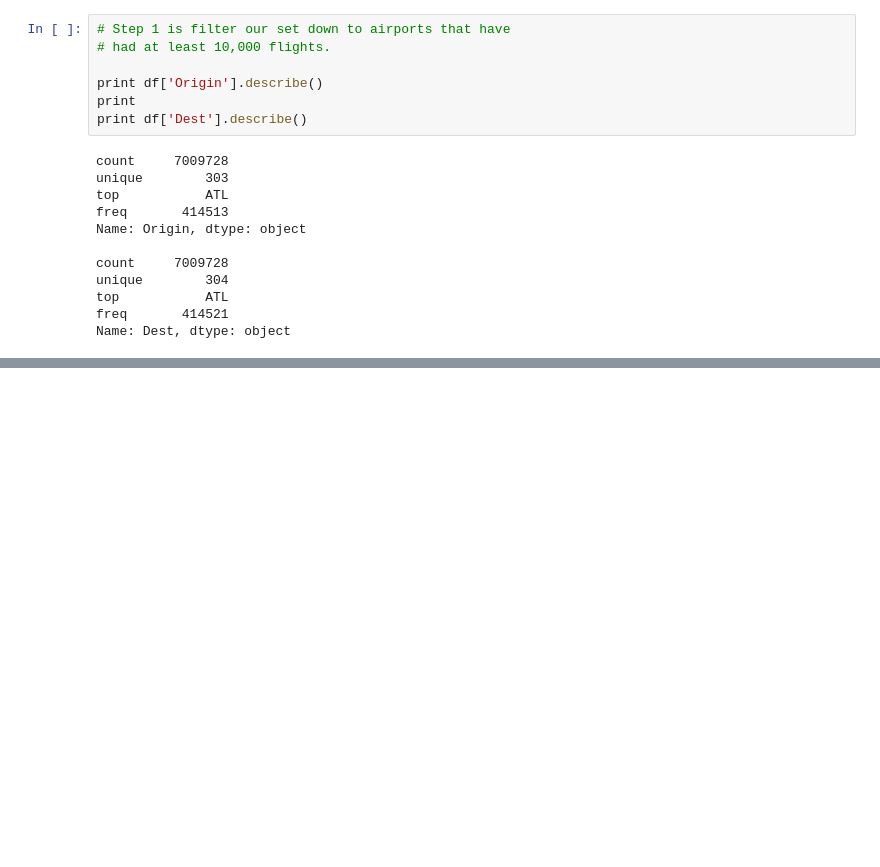
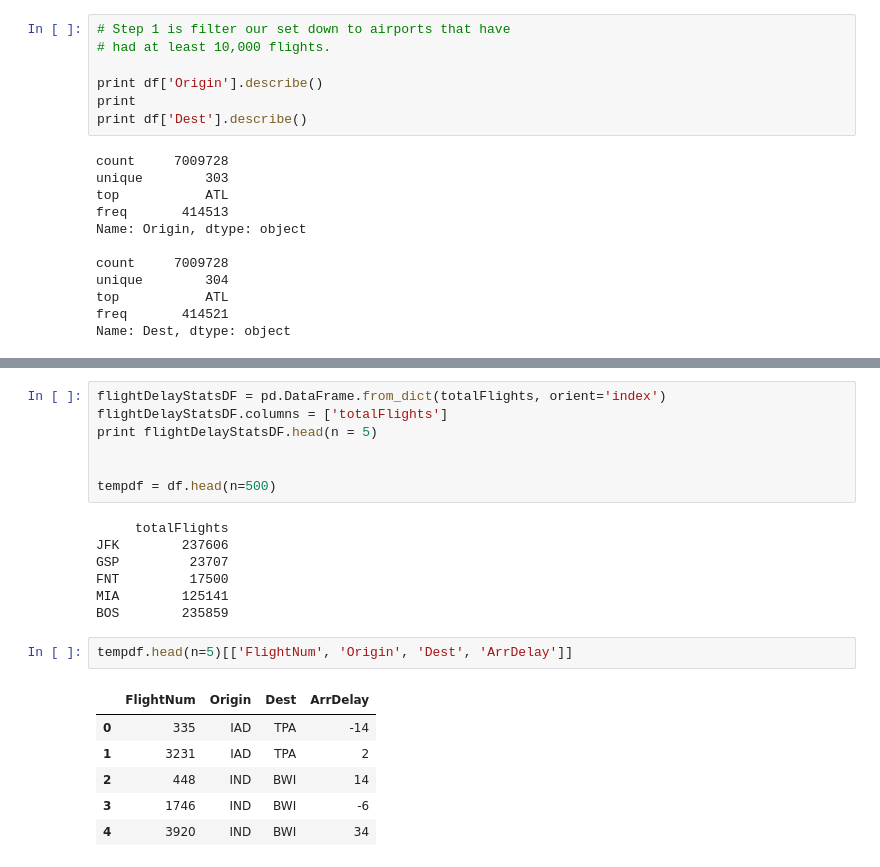
Before and after one commit to sbenario/Leada-DataYear, a Jupyter notebook: Week03-AirlineData/AirlineData.ipynb, the cells around one changed output, grey strips where cells are left out. Saved outputs shown, nothing was run; the diff lists cells and outputs as text; blank space fills up the shorter version.

Commit message:
looking for delay statistics

```diff
--- a/Week03-AirlineData/AirlineData.ipynb
+++ b/Week03-AirlineData/AirlineData.ipynb
@@ -209,0 +190,23 @@ df[df['Origin'] == 'TUP']
+# %%
+flightDelayStatsDF = pd.DataFrame.from_dict(totalFlights, orient='index')
+flightDelayStatsDF.columns = ['totalFlights']
+print flightDelayStatsDF.head(n = 5)
+
+
+tempdf = df.head(n=500)
+# %% [output]
+     totalFlights
+JFK        237606
+GSP         23707
+FNT         17500
+MIA        125141
+BOS        235859
+# %%
+tempdf.head(n=5)[['FlightNum', 'Origin', 'Dest', 'ArrDelay']]
+# %% [output]
+|  | FlightNum | Origin | Dest | ArrDelay |
+| 0 | 335 | IAD | TPA | -14 |
+| 1 | 3231 | IAD | TPA | 2 |
+| 2 | 448 | IND | BWI | 14 |
+| 3 | 1746 | IND | BWI | -6 |
+| 4 | 3920 | IND | BWI | 34 |
```
Also changed, not shown: parts of 10 cells of this notebook.
